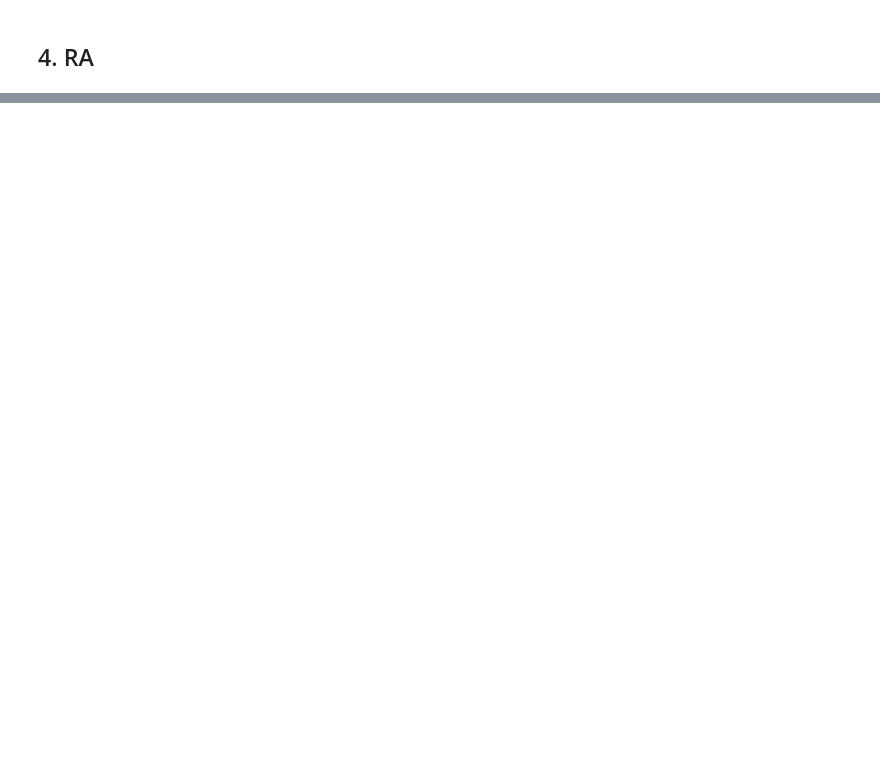
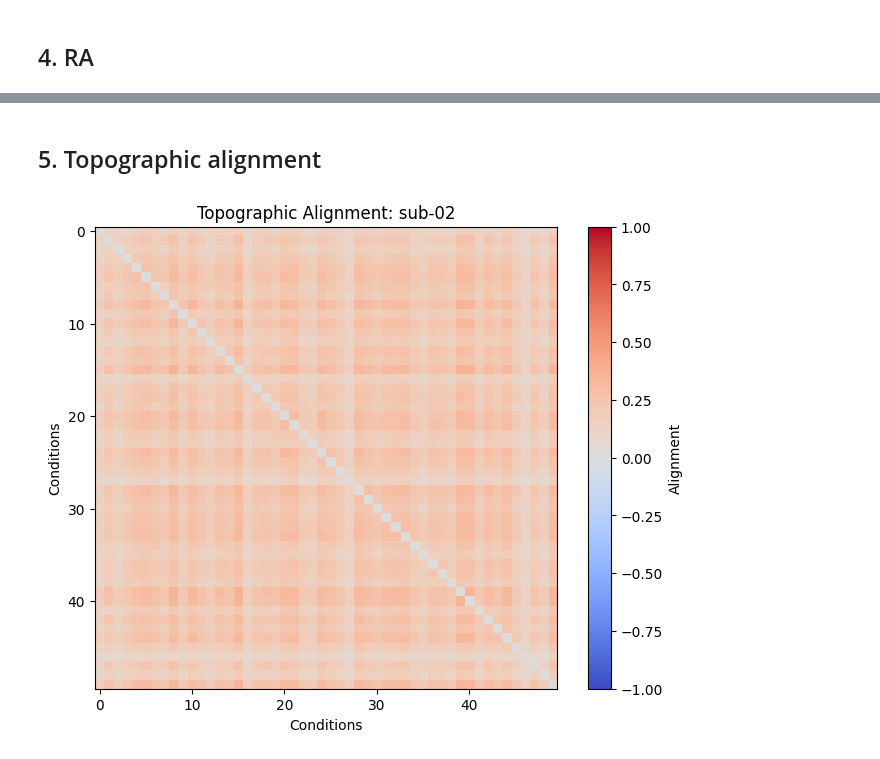
Before and after one commit to Cognitive-Neuroscience-Neurotechnology/ibc_latent, a Jupyter notebook: RSA/RSM_Visualization.ipynb, the cells around one changed output, grey strips where cells are left out. Saved outputs shown, nothing was run; the diff lists cells and outputs as text; code cells hidden in the pictures; blank space fills up the shorter version.

Commit message:
debugging of alignment calc

```diff
--- a/RSA/RSM_Visualization.ipynb
+++ b/RSA/RSM_Visualization.ipynb
@@ -191,0 +194,23 @@ plt.show()
+# %% [markdown]
+## 5. Topographic alignment
+# %%
+# Define the path to the topographic alignment file for the subject
+topographic_alignment_path = os.path.join(base_dir, 'ibc_output_RA_npy', 'topographic_alignment', f'topographic_alignment_{subject}.npy')
+
+# Check if the file exists
+if not os.path.exists(topographic_alignment_path):
+    raise FileNotFoundError(f"{topographic_alignment_path} not found. Please check the file name and path.")
+
+# Load the topographic alignment data
+topographic_alignment_data = np.load(topographic_alignment_path)
+
+# Plot the topographic alignment data
+plt.figure(figsize=(8, 6))
+plt.imshow(topographic_alignment_data, cmap='coolwarm', vmin=-1, vmax=1)
+plt.colorbar(label='Alignment')
+plt.title(f'Topographic Alignment: {subject}')
+plt.xlabel('Conditions')
+plt.ylabel('Conditions')
+plt.show()
+# %% [output]
+[figure, added]
```
Also changed, not shown: parts of 6 cells of this notebook, 1 other file.
